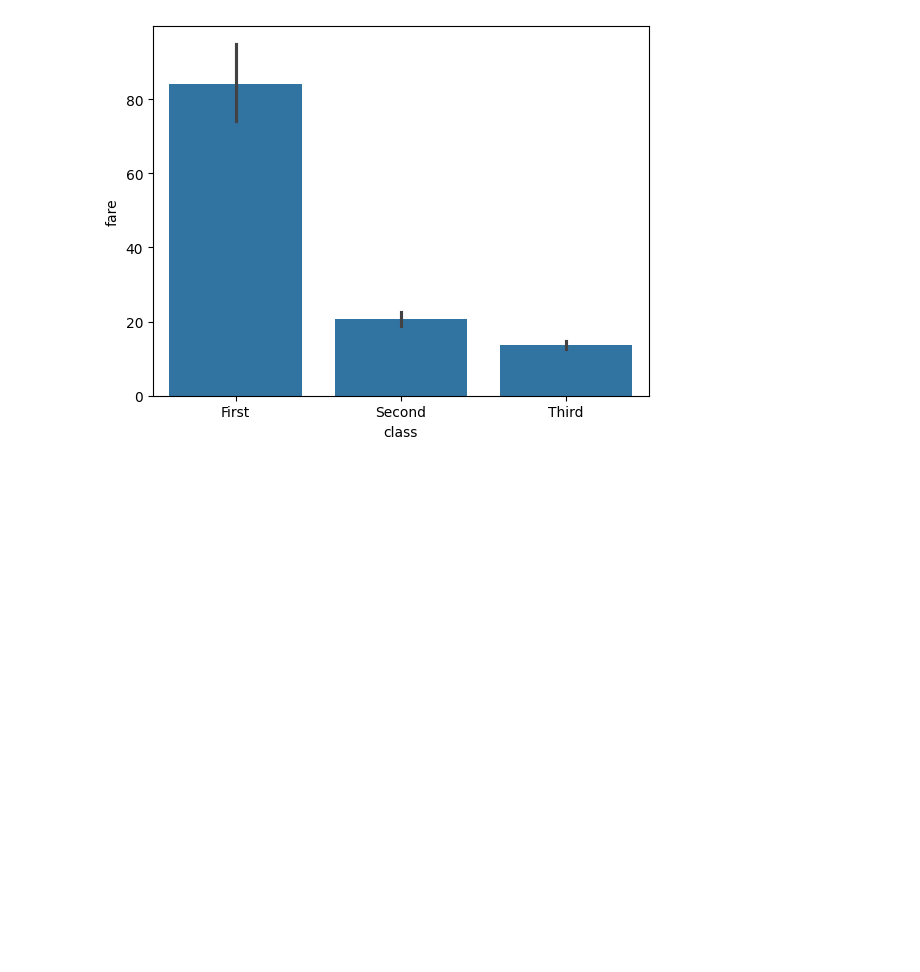
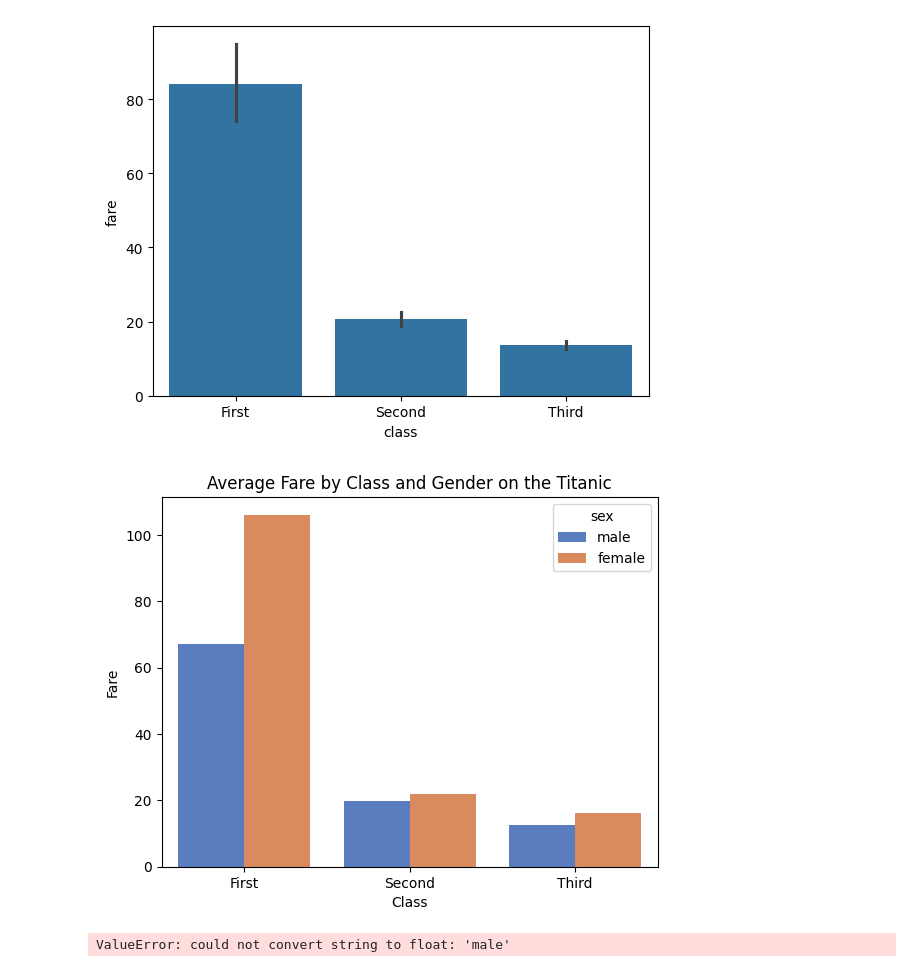
Before and after one commit to pnytrainingrepo/artificial-intelligence, a Jupyter notebook: python-codes/seaborn/seaborn-test.ipynb, the cells around one changed output. Cells and saved outputs as stored; diff of their text form; code cells hidden in the pictures; blank space fills up the shorter version.

```diff
--- a/python-codes/seaborn/seaborn-test.ipynb
+++ b/python-codes/seaborn/seaborn-test.ipynb
@@ -93,3 +93,35 @@ sns.barplot(x="class", y="fare", data=titanic)
 # %% [output]
 <Axes: xlabel='class', ylabel='fare'>
 [figure]
+# %%
+import seaborn as sns
+import matplotlib.pyplot as plt
+
+titanic = sns.load_dataset("titanic")
+# customize the bar plot
+sns.barplot(x="class", y="fare", hue="sex", errorbar=None, palette="muted", data=titanic)
+
+# add labels and title
+plt.xlabel("Class")
+plt.ylabel("Fare")
+plt.title("Average Fare by Class and Gender on the Titanic")
+
+# display the plot
+plt.show()
+# %% [output]
+[figure, added]
+# %%
+import pandas as pd
+
+df=pd.read_csv('Titanic-Dataset.csv')
+
+correlation_matrix = titanic.corr()
+survival_correlation = correlation_matrix[['Survived']]
+plt.figure(figsize=(8, 10))
+sns.heatmap(survival_correlation, annot=True, cmap='coolwarm', vmin=-1, vmax=1, cbar=True)
+plt.title('Correlation of Survived with other variables')
+plt.xlabel('Variables')
+plt.ylabel('Correlation with Survived')
+plt.show()
+# %% [output]
+ValueError: could not convert string to float: 'male'
```
Also changed, not shown: parts of 36 cells of this notebook, 2 other files.
